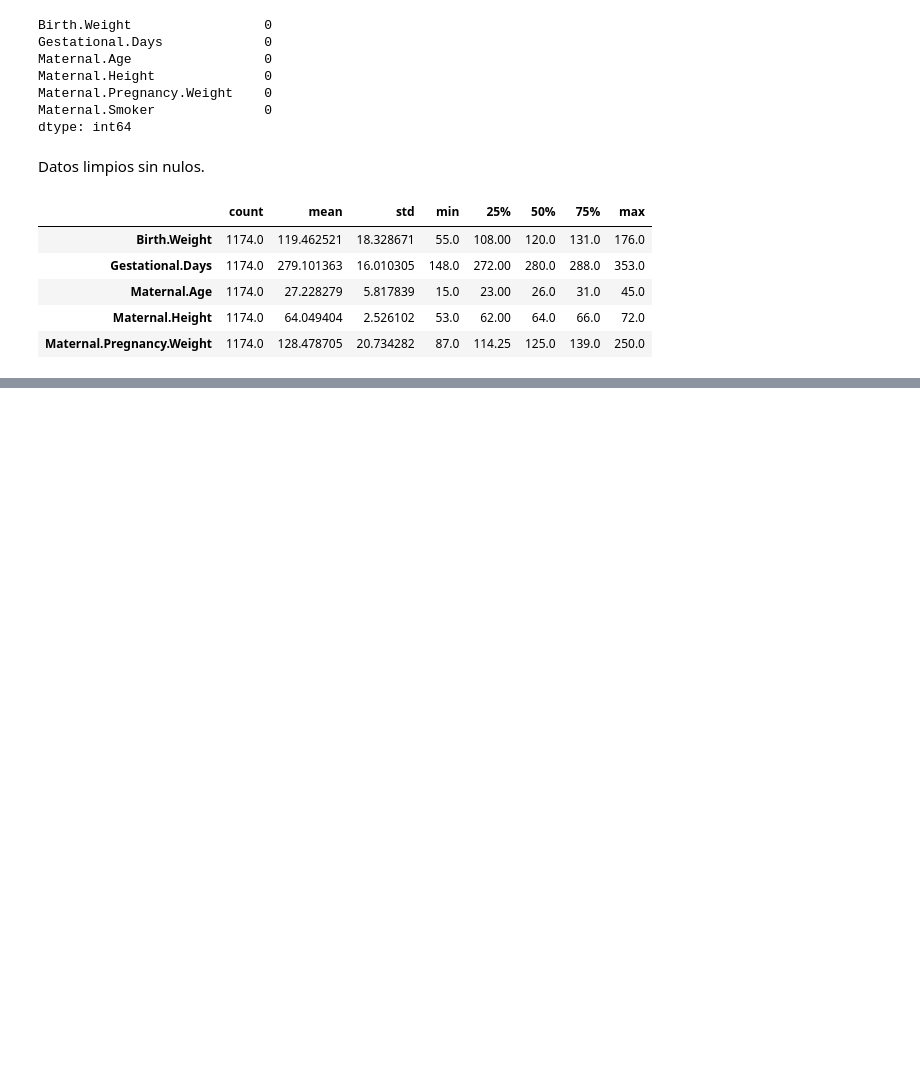
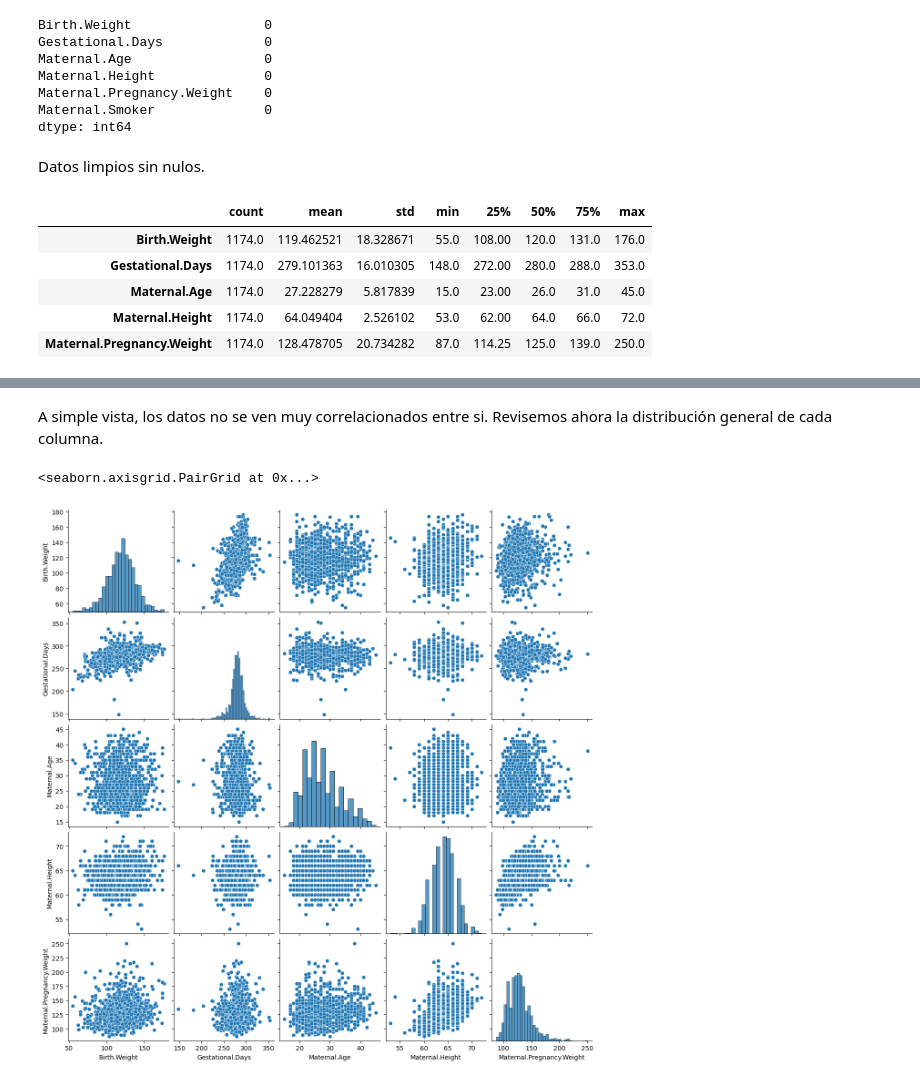
Before and after one commit to Drusill/desafioLatam, a Jupyter notebook: modulo3/desafio 4/desafio.ipynb, the cells around one changed output, grey strips where cells are left out. Cells and saved outputs as stored; diff of their text form; code cells hidden in the pictures; blank space fills up the shorter version.

```diff
--- a/modulo3/desafio 4/desafio.ipynb
+++ b/modulo3/desafio 4/desafio.ipynb
@@ -70,0 +72,8 @@ df_baby['Birth.Weight'].skew(), df_baby['Birth.Weight'].kurtosis()
+# %% [markdown]
+A simple vista, los datos no se ven muy correlacionados entre si. Revisemos ahora la distribución general de cada columna.
+# %%
+# Quitamos la columna categórica para graficar las relaciones entre las variables numéricas
+sns.pairplot(df_baby.drop(columns=['Maternal.Smoker']))
+# %% [output]
+<seaborn.axisgrid.PairGrid at 0x...>
+[figure, added]
```
Also changed, not shown: parts of 29 cells of this notebook, 2 other files.
